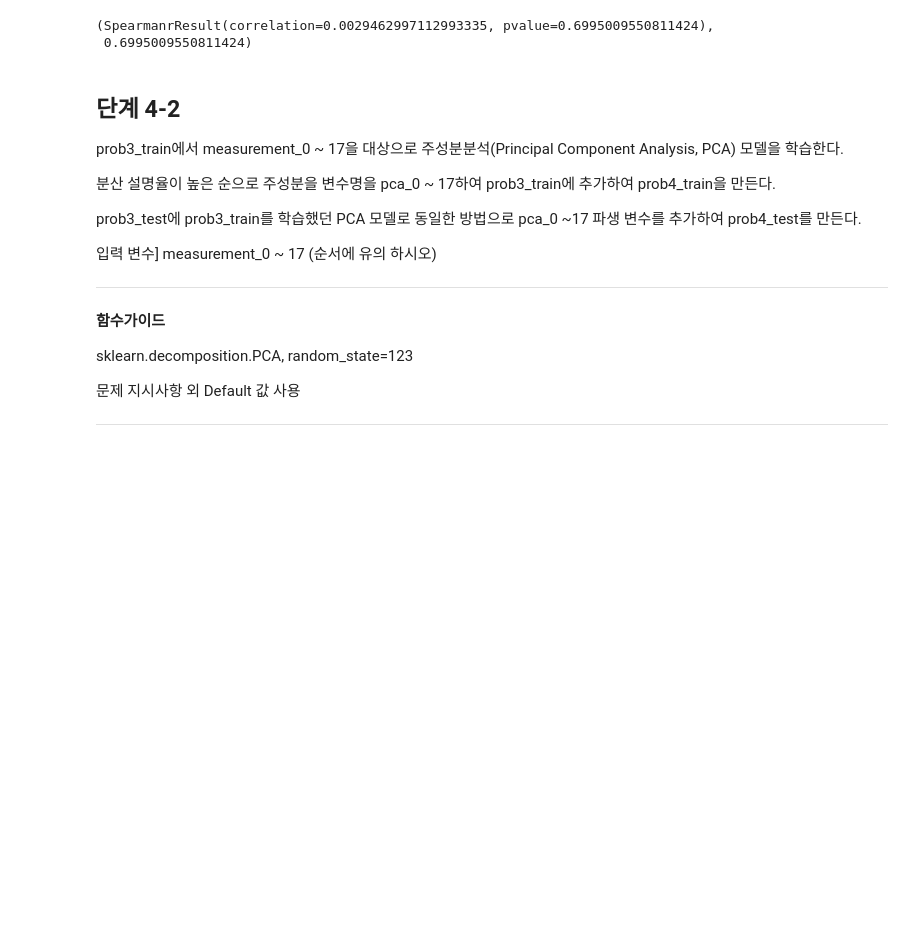
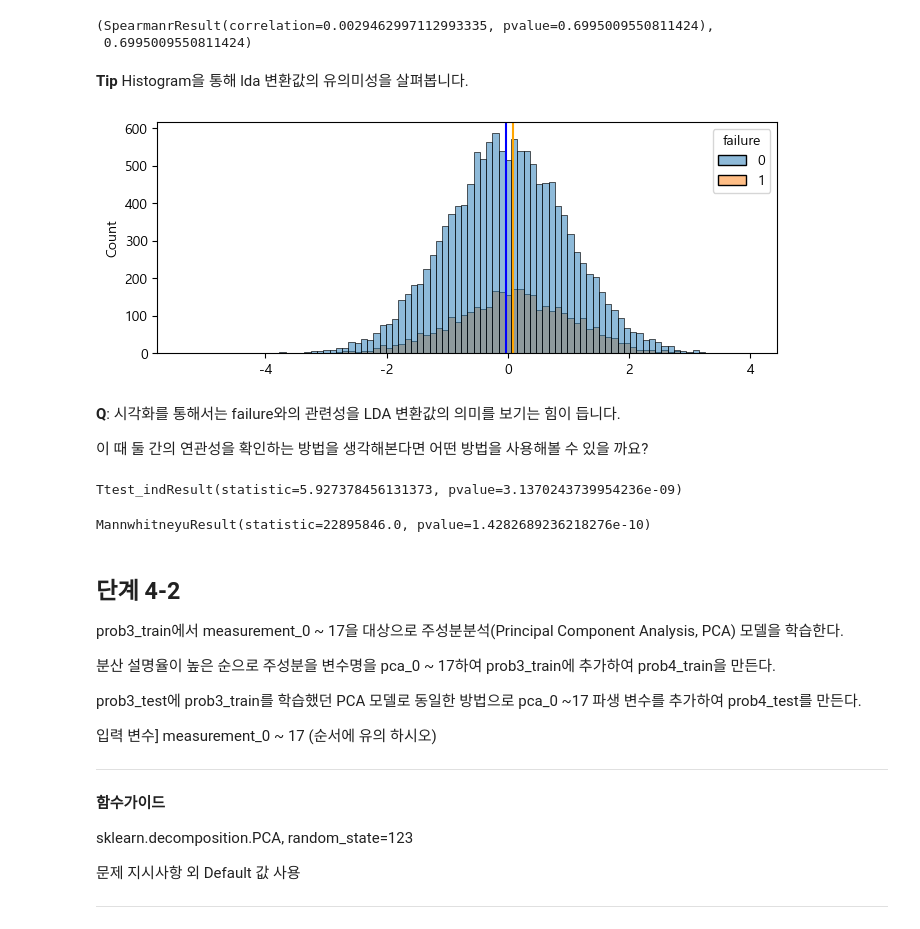
Before and after one commit to jw-koo/DS_lv3_2412, a Jupyter notebook: sec_ds_lv3_prob1_prob.ipynb, the cells around one changed output. Cells and saved outputs as stored; diff of their text form; code cells hidden in the pictures; blank space fills up the shorter version.

```diff
--- a/sec_ds_lv3_prob1_prob.ipynb
+++ b/sec_ds_lv3_prob1_prob.ipynb
@@ -239,5 +234,37 @@ df_basetable[X_imp] = df_basetable.groupby('product_code')[X_imp].apply(
+# %%
+# 방법 2-2 groupby ~ apply ~ fit, groupby ~ apply ~ transform
+
+from sklearn.experimental import enable_iterative_imputer
+from sklearn.impute import IterativeImputer
+from sklearn.linear_model import LinearRegression
+
+# 결측이 처리됨을 보이기 위해, 다시 데이터를 불러와서 이전 상태로 만듭니다.
+df_basetable = pd.read_csv('train_prob.csv', index_col=['id'])
+df_basetable[['isna_{}'.format(i) for i in range(3, 18)]] = \
+    df_basetable[['measurement_{}'.format(i) for i in range(3, 18)]].isna()
+
+X_imp = ['measurement_{}'.format(i) for i in range(3, 10)] + ['measurement_17']
+def create_imp():
+    return IterativeImputer(
+        estimator = LinearRegression(fit_intercept=True),
+        random_state = 123
+    )
+s_imp = df_basetable.groupby('product_code')[X_imp].apply(
+    lambda x: create_imp().fit(x)
+)
+df_basetable[X_imp] = df_basetable.groupby('product_code')[X_imp].apply(
+    lambda x: pd.DataFrame(s_imp[x.name].transform(x), index=x.index, columns=x.columns)
+)
 # %% [markdown]
 ## 단계 3
 
 measurement_10~16까지의 결측치는 모두 product_code별 평균으로 대치한다.
+# %%
+# 방법 1: groupby ~ transform
+# Transform을 통해 수준별 평균으로 1:1 변환된 값으로 구성된 DataFrame을 받아서,
+# 각각의 요소별로 결측이면 해당값으로 치환되게 구성합니다.
+X_mean = ['measurement_{}'.format(i) for i in range(10, 17)]
+df_basetable[X_mean] = df_basetable.groupby('product_code')[X_mean].transform(
+    lambda x: x.fillna(x.mean())
+)
 # %%
@@ -246,10 +274,6 @@ X_mean = ['measurement_{}'.format(i) for i in range(10, 17)]
 df_basetable[X_mean] = df_basetable.groupby('product_code')[X_mean].apply(
     lambda x: x.fillna(x.mean())
 ).reset_index(level = 0, drop=True)
-# %%
-# 방법 2
-X_mean = ['measurement_{}'.format(i) for i in range(10, 17)]
-df_basetable[X_mean] = df_basetable.groupby('product_code')[X_mean].transform(lambda x: x.fillna(x.mean))
 # %% [markdown]
 Hint] 전처리 단계에서 보간 결과를 확인해 보기 위한 각 변수의 평균과 표본표준편차.
 
@@ -1139,6 +1215,45 @@ result_4_1, A
 # %% [output]
 (SpearmanrResult(correlation=0.0029462997112993335, pvalue=0.6995009550811424),
  0.6995009550811424)
+# %% [markdown]
+**Tip** Histogram을 통해 lda 변환값의 유의미성을 살펴봅니다.
+# %%
+# failure별 LDA의 히스토그램을 그려봅니다.
+plt.figure(figsize=(8, 3))
+l = lda.transform(df_prob3_train[X_lda])
+sns.histplot(x=l[:, 0], hue=df_prob3_train['failure'])
+plt.axvline(l[df_prob3_train['failure'] == 0].mean(), color='blue')
+plt.axvline(l[df_prob3_train['failure'] == 1].mean(), color='orange')
+plt.show()
+# %% [output]
+[figure, added]
+# %% [markdown]
+**Q**: 시각화를 통해서는 failure와의 관련성을 LDA 변환값의 의미를 보기는 힘이 듭니다.
+
+이 때 둘 간의 연관성을 확인하는 방법을 생각해본다면 어떤 방법을 사용해볼 수 있을 까요?
+# %%
+# Answer: T-검정을 사용해볼만 합니다.
+from scipy.stats import ttest_ind, bartlett
+
+lda_value = lda.transform(df_prob3_train[X_lda])[:, 0]
+lda_true = lda_value[df_prob3_train['failure'] == 1]
+lda_false = lda_value[df_prob3_train['failure'] == 0]
+
+equal_var = 1 if bartlett(lda_true, lda_false).pvalue >= 0.05 else 0
+ttest_ind(lda_true, lda_false, equal_var=equal_var)
+# %% [output]
+Ttest_indResult(statistic=5.927378456131373, pvalue=3.1370243739954236e-09)
+# %%
+# 비모수 방법인 mannwhiteny 또한 사용해볼만 하겠지요
+from scipy.stats import mannwhitneyu
+
+lda_value = lda.transform(df_prob3_train[X_lda])[:, 0]
+mannwhitneyu(
+    lda_value[df_prob3_train['failure'] == 1],
+    lda_value[df_prob3_train['failure'] == 0]
+)
+# %% [output]
+MannwhitneyuResult(statistic=22895846.0, pvalue=1.4282689236218276e-10)
 # %% [markdown]
 ## 단계 4-2
 
```
Also changed, not shown: parts of 101 cells of this notebook.
